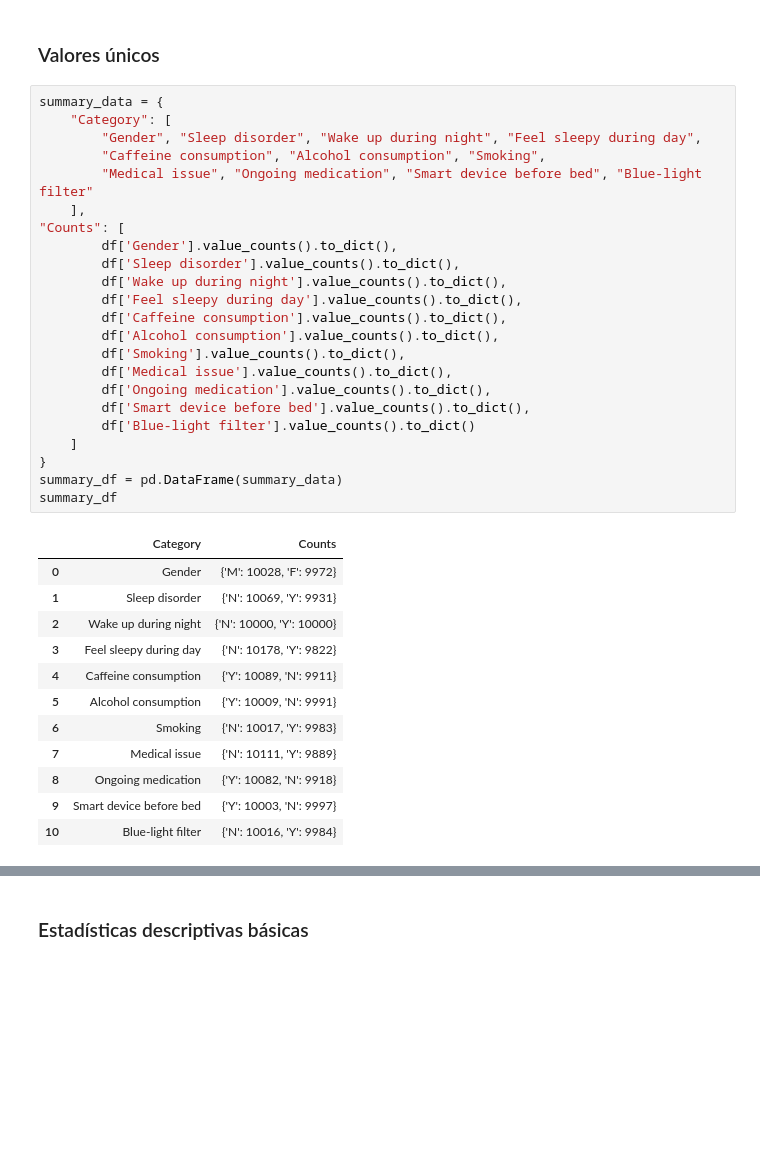
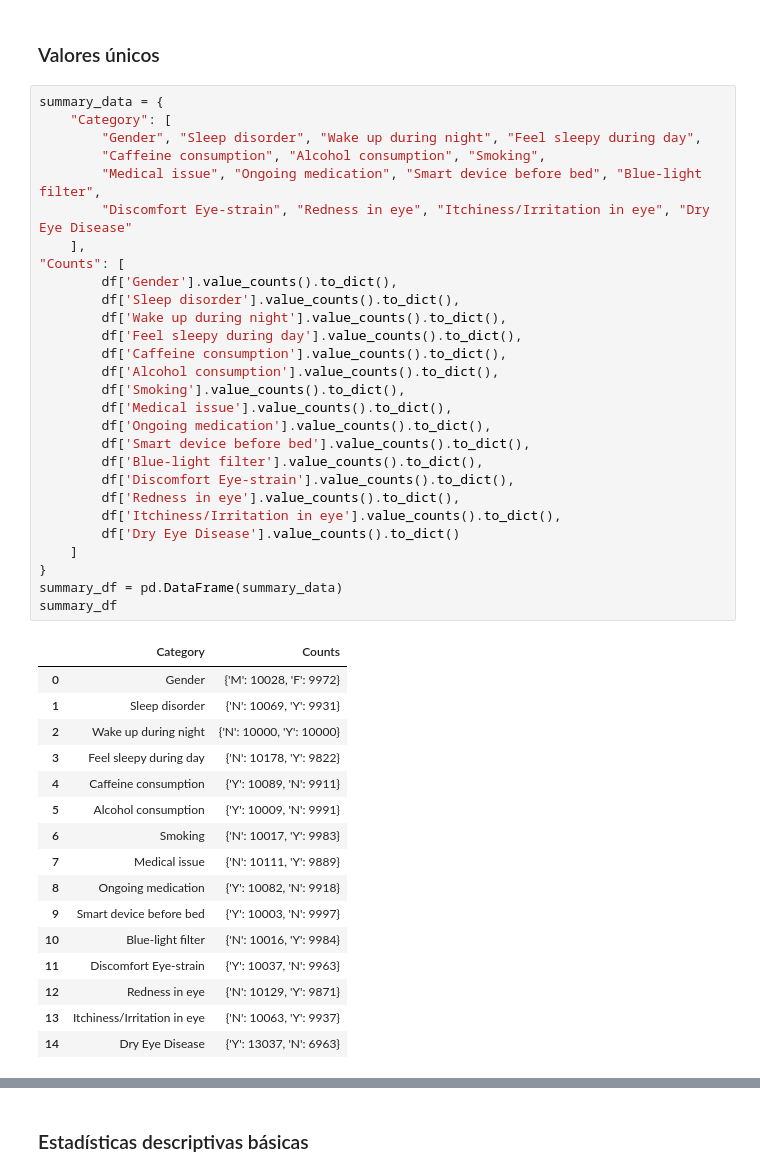
Before and after one commit to JuanManiglia/DS102024, a Jupyter notebook: 3-MachineLearning/10-Proyecto_ML/src/notebooks/limpieza.ipynb, the cells around one changed output, grey strips where cells are left out. Saved outputs shown, nothing was run; the diff lists cells and outputs as text; blank space fills up the shorter version.

```diff
--- a/3-MachineLearning/10-Proyecto_ML/src/notebooks/limpieza.ipynb
+++ b/3-MachineLearning/10-Proyecto_ML/src/notebooks/limpieza.ipynb
@@ -175,34 +170,43 @@ summary_data = {
     "Category": [
         "Gender", "Sleep disorder", "Wake up during night", "Feel sleepy during day",
         "Caffeine consumption", "Alcohol consumption", "Smoking",
-        "Medical issue", "Ongoing medication", "Smart device before bed", "Blue-light filter"
+        "Medical issue", "Ongoing medication", "Smart device before bed", "Blue-light filter",
+        "Discomfort Eye-strain", "Redness in eye", "Itchiness/Irritation in eye", "Dry Eye Disease"
     ],
 "Counts": [
         df['Gender'].value_counts().to_dict(),
         df['Sleep disorder'].value_counts().to_dict(),
         df['Wake up during night'].value_counts().to_dict(),
         df['Feel sleepy during day'].value_counts().to_dict(),
         df['Caffeine consumption'].value_counts().to_dict(),
         df['Alcohol consumption'].value_counts().to_dict(),
         df['Smoking'].value_counts().to_dict(),
         df['Medical issue'].value_counts().to_dict(),
         df['Ongoing medication'].value_counts().to_dict(),
         df['Smart device before bed'].value_counts().to_dict(),
-        df['Blue-light filter'].value_counts().to_dict()
+        df['Blue-light filter'].value_counts().to_dict(),
+        df['Discomfort Eye-strain'].value_counts().to_dict(),
+        df['Redness in eye'].value_counts().to_dict(),
+        df['Itchiness/Irritation in eye'].value_counts().to_dict(),
+        df['Dry Eye Disease'].value_counts().to_dict()
     ]
 }
 summary_df = pd.DataFrame(summary_data)
 summary_df
 # %% [output]
 |  | Category | Counts |
 | 0 | Gender | {'M': 10028, 'F': 9972} |
 | 1 | Sleep disorder | {'N': 10069, 'Y': 9931} |
 | 2 | Wake up during night | {'N': 10000, 'Y': 10000} |
 | 3 | Feel sleepy during day | {'N': 10178, 'Y': 9822} |
 | 4 | Caffeine consumption | {'Y': 10089, 'N': 9911} |
 | 5 | Alcohol consumption | {'Y': 10009, 'N': 9991} |
 | 6 | Smoking | {'N': 10017, 'Y': 9983} |
 | 7 | Medical issue | {'N': 10111, 'Y': 9889} |
 | 8 | Ongoing medication | {'Y': 10082, 'N': 9918} |
 | 9 | Smart device before bed | {'Y': 10003, 'N': 9997} |
 | 10 | Blue-light filter | {'N': 10016, 'Y': 9984} |
+| 11 | Discomfort Eye-strain | {'Y': 10037, 'N': 9963} |
+| 12 | Redness in eye | {'N': 10129, 'Y': 9871} |
+| 13 | Itchiness/Irritation in eye | {'N': 10063, 'Y': 9937} |
+| 14 | Dry Eye Disease | {'Y': 13037, 'N': 6963} |
```
Also changed, not shown: parts of 91 cells of this notebook, 2 other files.
